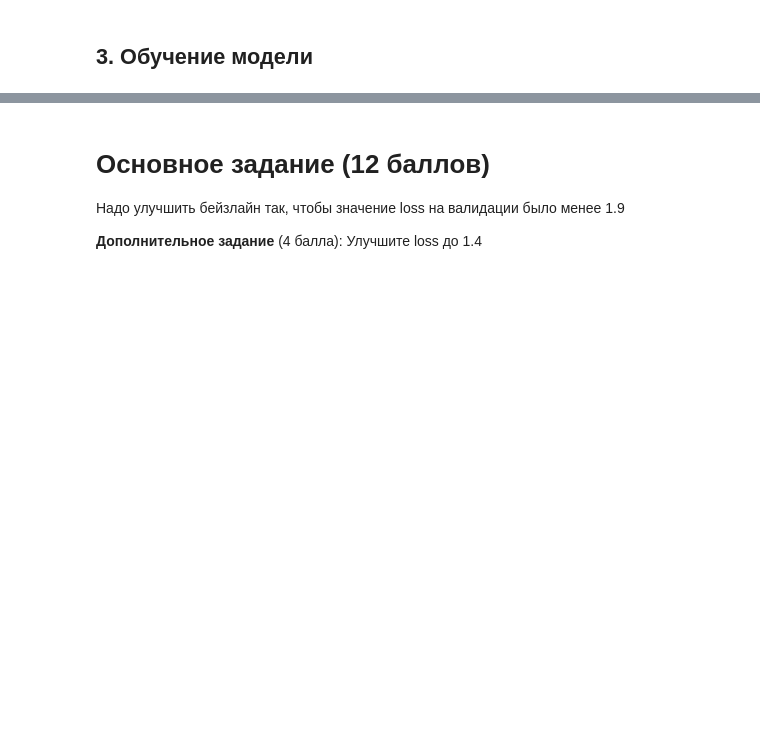
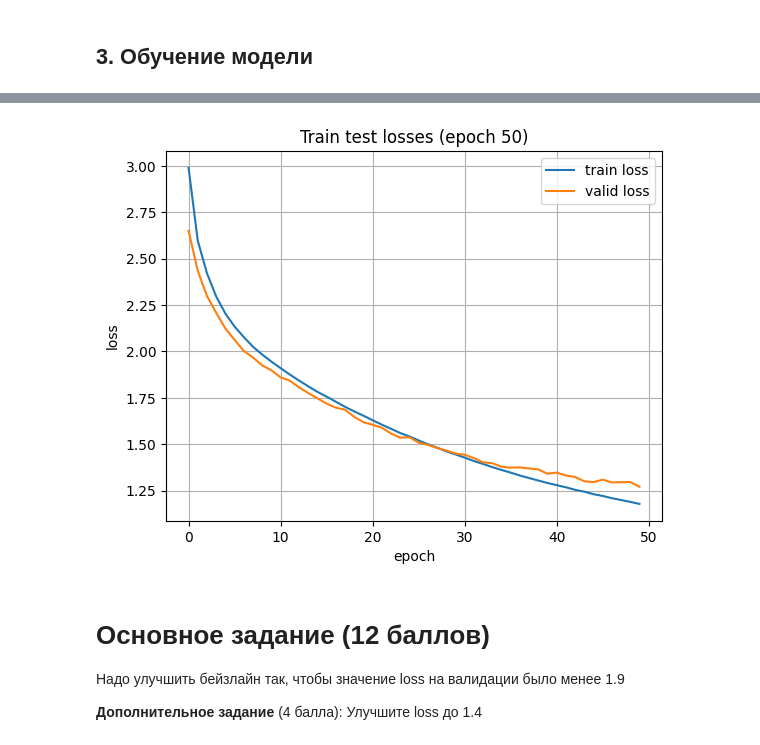
Before and after one commit to medbar/asr_itmo24, a Jupyter notebook: asr_lab3.ipynb, the cells around one changed output, grey strips where cells are left out. Drawn from its saved outputs; the diff is of its cells as text; code cells hidden in the pictures; blank space fills up the shorter version.

```diff
--- a/asr_lab3.ipynb
+++ b/asr_lab3.ipynb
@@ -848,30 +854,32 @@ AssertionError: 6.430312061309815. Model doesn't train well
 # %%
 
 def experiment():
     # Запуск полноценного обучения модели
     # TODO: Тюнинг гиперпараметров
     fe = FeatureExtractor()
     test_dataset = FeatsPhoneDataset('timit/data/TEST/', feature_extractor=fe, phone2id=PHONE2ID)
     train_dataset = FeatsPhoneDataset('timit/data/TRAIN/', feature_extractor=fe, phone2id=PHONE2ID)
-    train_dataloader = torch.utils.data.DataLoader(train_dataset, batch_size=40,
+    train_dataloader = torch.utils.data.DataLoader(train_dataset, batch_size=1,
                                                num_workers=0, collate_fn=train_dataset.collate_pad, shuffle=True)
     test_dataloader = torch.utils.data.DataLoader(test_dataset, batch_size=1,
                                                num_workers=0, collate_fn=test_dataset.collate_pad, shuffle=False)
 
 
     trainer = Trainer(model=AModel(feats_dim=fe.feats_dim,
                                  out_dim=max(PHONE2ID.values())+1,
                                  dim=128,
                                  num_layers=7,
                                  ff_dim=256,
-                                 dropout=0.0,
+                                 dropout=0.3,
                                  nhead=8),
                      fe=fe,
-                     phone2id=PHONE2ID, device='cuda')
+                     phone2id=PHONE2ID, device='cuda')#device='cuda'
 
-    trainer.fit(train_dataloader, epochs=40, valid_dataloader=test_dataloader, plot_losses=True)
+    trainer.fit(train_dataloader, epochs=50, valid_dataloader=test_dataloader, plot_losses=True)#40
     return trainer.to('cpu')
 results = experiment()
+# %% [output]
+[figure, added]
 # %%
 torch.save(results, 'baseline.trainer')
 # %% [markdown]
```
Also changed, not shown: parts of 7 cells of this notebook.
